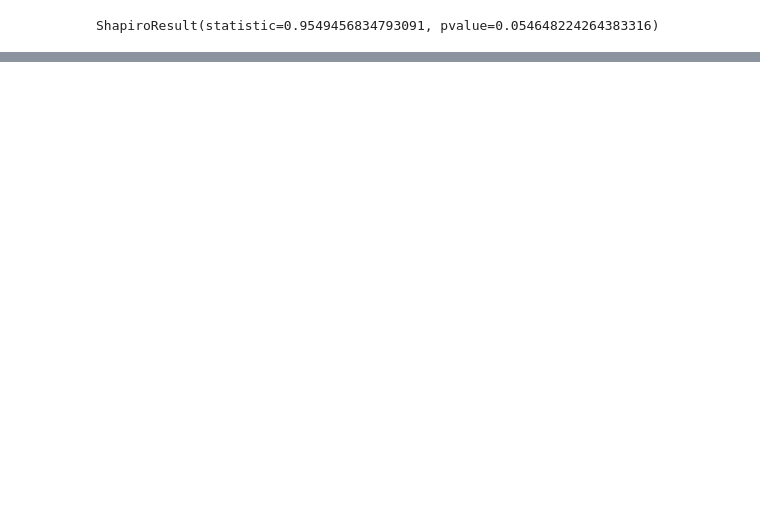
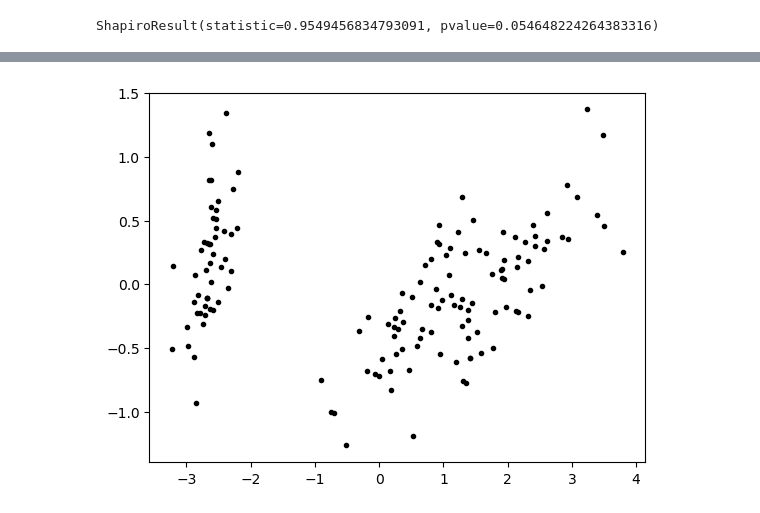
Before and after one commit to JScarry/MLAS_project, a Jupyter notebook: Tasks/task5.ipynb, the cells around one changed output, grey strips where cells are left out. Saved outputs shown, nothing was run; the diff lists cells and outputs as text; code cells hidden in the pictures; blank space fills up the shorter version.

```diff
--- a/Tasks/task5.ipynb
+++ b/Tasks/task5.ipynb
@@ -196,0 +169,3 @@ https://stackoverflow.com/questions/55601928/apply-multiple-standardscalers-to-i
+# %%
+# Fit the data to the scaler.
+scaler.fit(X)
@@ -196,0 +309,4 @@ https://stackoverflow.com/questions/55601928/apply-multiple-standardscalers-to-i
+# %%
+#crete new PCA instance.
+
+pca = dec.PCA(n_components=2)
@@ -196,0 +329,3 @@ https://stackoverflow.com/questions/55601928/apply-multiple-standardscalers-to-i
+# %%
+#fit the data to pca
+pca.fit(X)
@@ -196,0 +338,2 @@ https://stackoverflow.com/questions/55601928/apply-multiple-standardscalers-to-i
+# %%
+X_pca = pca.transform(X)
@@ -196,0 +364,8 @@ https://stackoverflow.com/questions/55601928/apply-multiple-standardscalers-to-i
+# %%
+# Create an empty plot.
+fig, ax = plt.subplots()
+
+# Plot scatter plot.
+ax.plot(X_pca[:, 0], X_pca[:, 1], 'k.');
+# %% [output]
+[figure, added]
```
Also changed, not shown: parts of 48 cells of this notebook.
